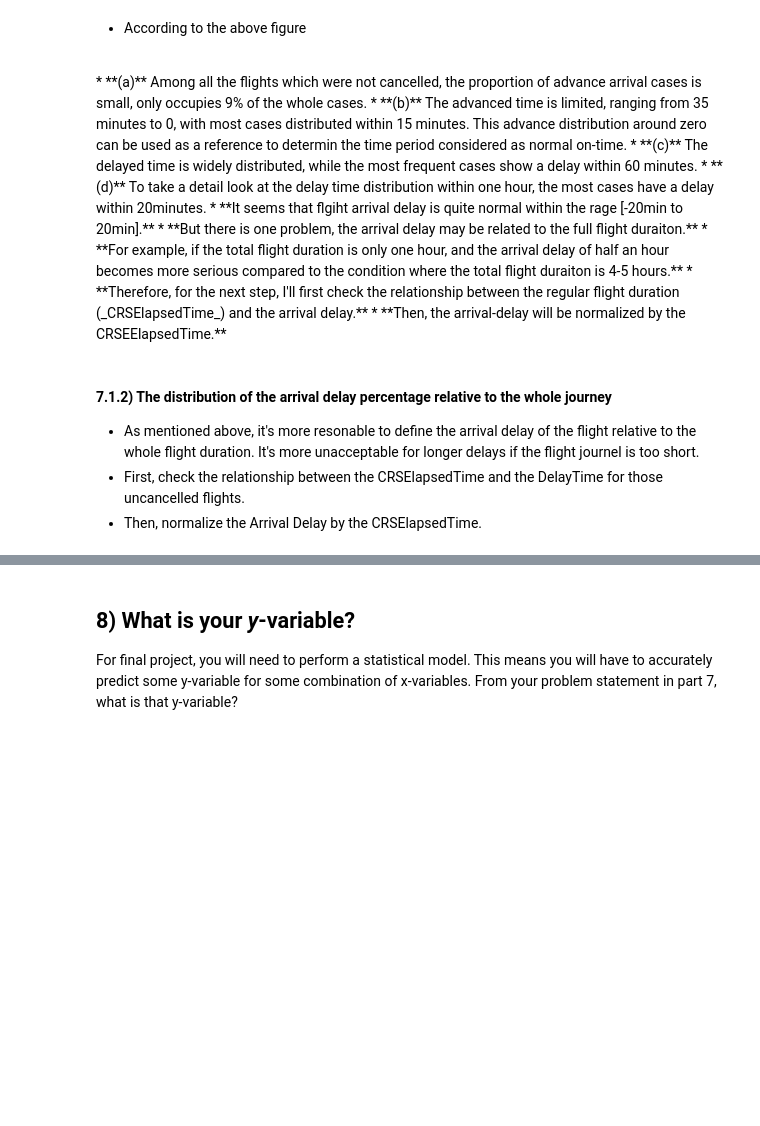
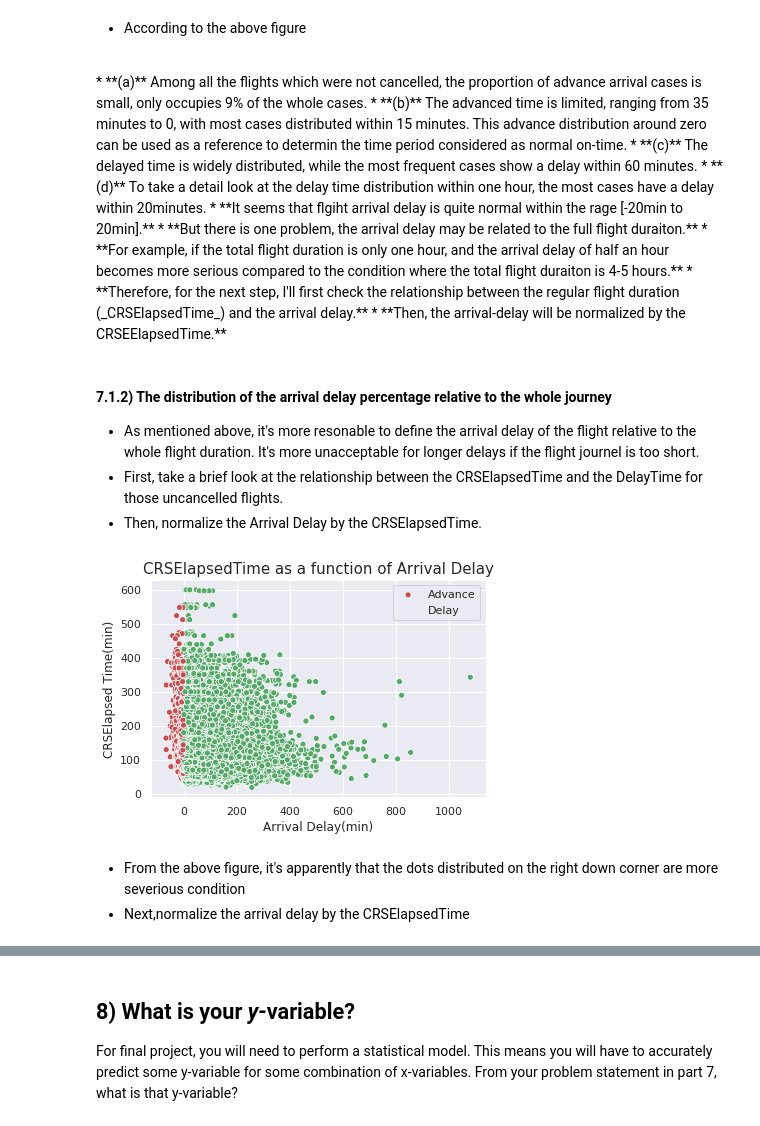
Before and after one commit to Wolfking2015/Final-Project-For-AML, a Jupyter notebook: final-project.ipynb, the cells around one changed output, grey strips where cells are left out. Saved outputs shown, nothing was run; the diff lists cells and outputs as text; code cells hidden in the pictures; blank space fills up the shorter version.

```diff
--- a/final-project.ipynb
+++ b/final-project.ipynb
@@ -319,5 +320,20 @@ Propotion of delayed arrival cases is 0.8901362257085673
 # %% [markdown]
 #### 7.1.2) The distribution of the arrival delay percentage relative to the whole journey
 * As mentioned above, it's more resonable to define the arrival delay of the flight relative to the whole flight duration. It's more unacceptable for longer delays if the flight journel is too short.
-* First, check the relationship between the CRSElapsedTime and the DelayTime for those uncancelled flights.
+* First, take a brief look at the relationship between the CRSElapsedTime and the DelayTime for those uncancelled flights.
 * Then, normalize the Arrival Delay by the CRSElapsedTime.
+# %%
+#Load the arrival delay and crselapstime into a dataframe for scatter plot
+ExamineArrDelAndCRSElapse=data_airline.loc[data_airline.Cancelled==0,['ArrDelay','CRSElapsedTime']]
+ExamineArrDelAndCRSElapse['DelayIndex']= ExamineArrDelAndCRSElapse['ArrDelay']<0
+#Scatterplot
+sns.scatterplot(x='ArrDelay', y='CRSElapsedTime', hue='DelayIndex',palette=['g', 'r'],data=ExamineArrDelAndCRSElapse);
+plt.legend(['Advance','Delay']);
+plt.xlabel('Arrival Delay(min)')
+plt.ylabel('CRSElapsed Time(min)')
+plt.title('CRSElapsedTime as a function of Arrival Delay',fontsize=15);
+# %% [output]
+[figure, added]
+# %% [markdown]
+* From the above figure, it's apparently that the dots distributed on the right down corner are more severious condition
+* Next,normalize the arrival delay by the CRSElapsedTime
```
Also changed, not shown: parts of 11 cells of this notebook.
